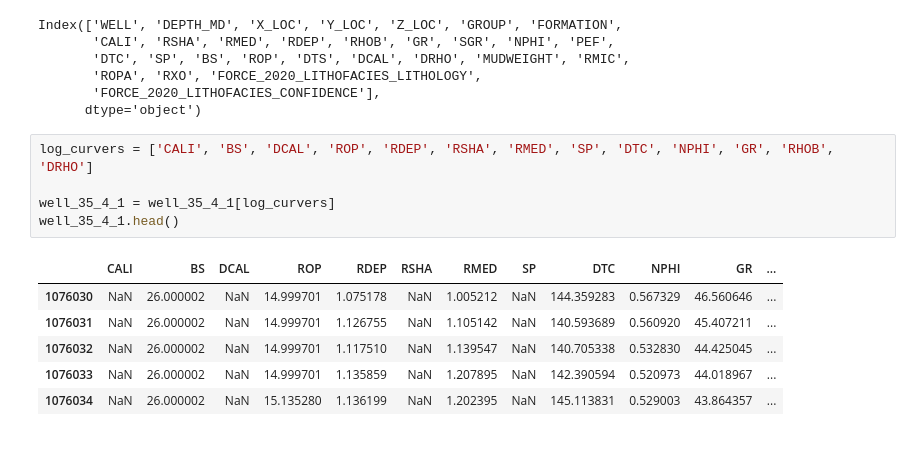
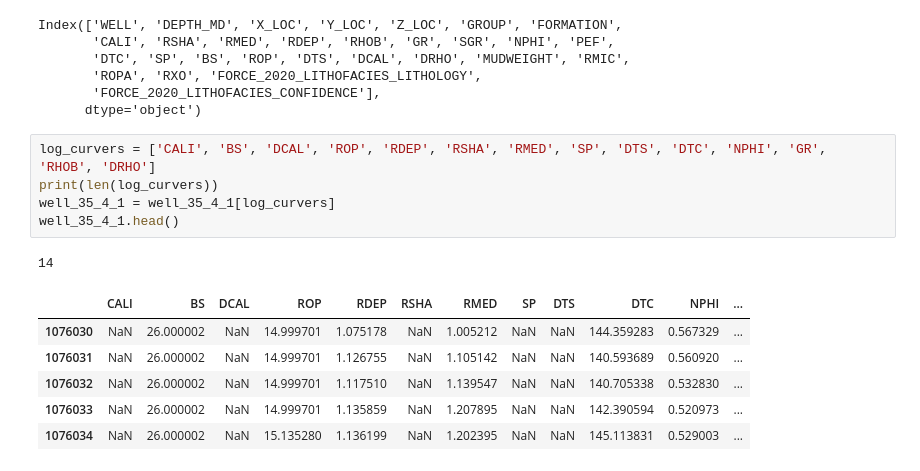
Before and after one commit to hyonbokan/lithology-identification-fl, a Jupyter notebook: data_trasform/exploring_data.ipynb, the cells around one changed output. Saved outputs shown, nothing was run; the diff lists cells and outputs as text.

```diff
--- a/data_trasform/exploring_data.ipynb
+++ b/data_trasform/exploring_data.ipynb
@@ -109,14 +109,15 @@ Index(['WELL', 'DEPTH_MD', 'X_LOC', 'Y_LOC', 'Z_LOC', 'GROUP', 'FORMATION',
        'FORCE_2020_LITHOFACIES_CONFIDENCE'],
       dtype='object')
 # %%
-log_curvers = ['CALI', 'BS', 'DCAL', 'ROP', 'RDEP', 'RSHA', 'RMED', 'SP', 'DTC', 'NPHI', 'GR', 'RHOB', 'DRHO']
-
+log_curvers = ['CALI', 'BS', 'DCAL', 'ROP', 'RDEP', 'RSHA', 'RMED', 'SP', 'DTS', 'DTC', 'NPHI', 'GR', 'RHOB', 'DRHO']
+print(len(log_curvers))
 well_35_4_1 = well_35_4_1[log_curvers]
 well_35_4_1.head()
 # %% [output]
+14
-|  | CALI | BS | DCAL | ROP | RDEP | RSHA | RMED | SP | DTC | NPHI | GR | ... |
-| 1076030 | NaN | 26.000002 | NaN | 14.999701 | 1.075178 | NaN | 1.005212 | NaN | 144.359283 | 0.567329 | 46.560646 | ... |
-| 1076031 | NaN | 26.000002 | NaN | 14.999701 | 1.126755 | NaN | 1.105142 | NaN | 140.593689 | 0.560920 | 45.407211 | ... |
-| 1076032 | NaN | 26.000002 | NaN | 14.999701 | 1.117510 | NaN | 1.139547 | NaN | 140.705338 | 0.532830 | 44.425045 | ... |
-| 1076033 | NaN | 26.000002 | NaN | 14.999701 | 1.135859 | NaN | 1.207895 | NaN | 142.390594 | 0.520973 | 44.018967 | ... |
-| 1076034 | NaN | 26.000002 | NaN | 15.135280 | 1.136199 | NaN | 1.202395 | NaN | 145.113831 | 0.529003 | 43.864357 | ... |
+|  | CALI | BS | DCAL | ROP | RDEP | RSHA | RMED | SP | DTS | DTC | NPHI | ... |
+| 1076030 | NaN | 26.000002 | NaN | 14.999701 | 1.075178 | NaN | 1.005212 | NaN | NaN | 144.359283 | 0.567329 | ... |
+| 1076031 | NaN | 26.000002 | NaN | 14.999701 | 1.126755 | NaN | 1.105142 | NaN | NaN | 140.593689 | 0.560920 | ... |
+| 1076032 | NaN | 26.000002 | NaN | 14.999701 | 1.117510 | NaN | 1.139547 | NaN | NaN | 140.705338 | 0.532830 | ... |
+| 1076033 | NaN | 26.000002 | NaN | 14.999701 | 1.135859 | NaN | 1.207895 | NaN | NaN | 142.390594 | 0.520973 | ... |
+| 1076034 | NaN | 26.000002 | NaN | 15.135280 | 1.136199 | NaN | 1.202395 | NaN | NaN | 145.113831 | 0.529003 | ... |
```
Also changed, not shown: parts of 2 cells of this notebook, 8 other files.
